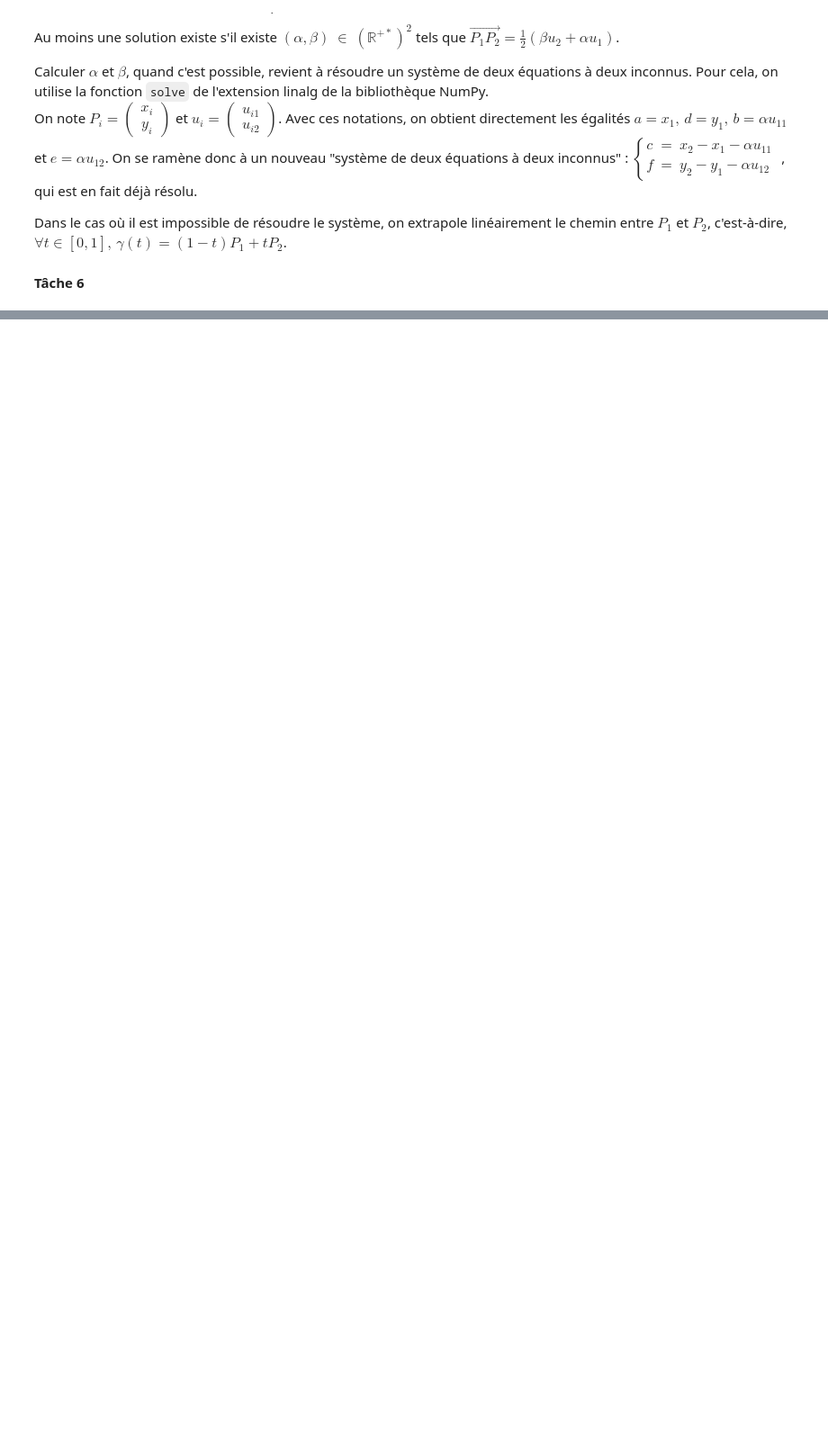
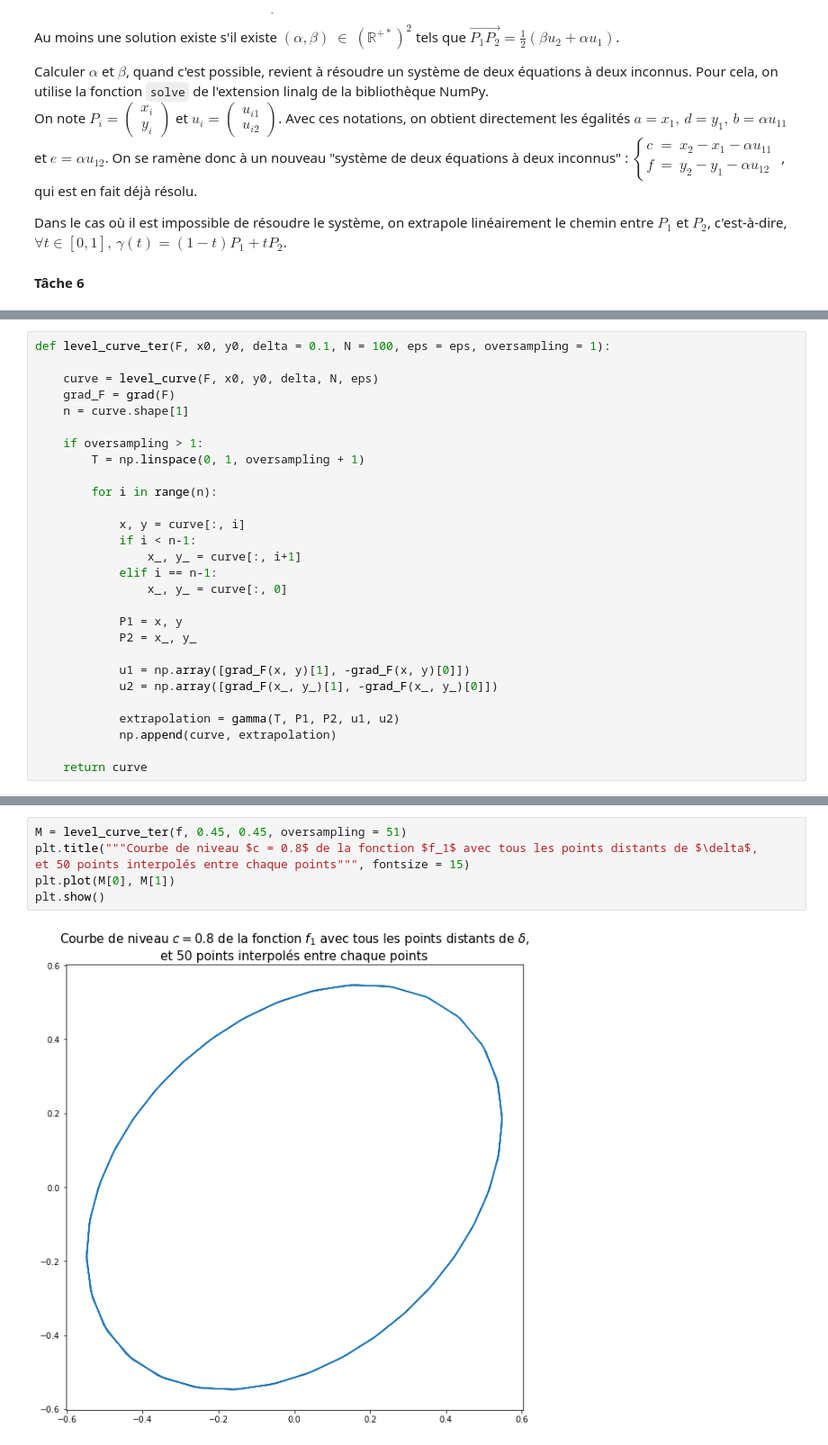
Before and after one commit to MaximeSTUDTER/devoir-courbesdeniveau, a Jupyter notebook: Courbes de niveau - Réponses.ipynb, the cells around one changed output, grey strips where cells are left out. Shown: that part at 90% size. Drawn from its saved outputs; the diff is of its cells as text; blank space fills up the shorter version.

```diff
--- a/Courbes de niveau - Réponses.ipynb
+++ b/Courbes de niveau - Réponses.ipynb
@@ -282,0 +296,28 @@ plt.show()
+# %%
+def level_curve_ter(F, x0, y0, delta = 0.1, N = 100, eps = eps, oversampling = 1):
+
+    curve = level_curve(F, x0, y0, delta, N, eps)
+    grad_F = grad(F)
+    n = curve.shape[1]
+
+    if oversampling > 1:
+        T = np.linspace(0, 1, oversampling + 1)
+
+        for i in range(n):
+
+            x, y = curve[:, i]
+            if i < n-1:
+                x_, y_ = curve[:, i+1]
+            elif i == n-1:
+                x_, y_ = curve[:, 0]
+
+            P1 = x, y
+            P2 = x_, y_
+
+            u1 = np.array([grad_F(x, y)[1], -grad_F(x, y)[0]])
+            u2 = np.array([grad_F(x_, y_)[1], -grad_F(x_, y_)[0]])
+
+            extrapolation = gamma(T, P1, P2, u1, u2)
+            np.append(curve, extrapolation)
+
+    return curve
@@ -282,0 +326,8 @@ plt.show()
+# %%
+M = level_curve_ter(f, 0.45, 0.45, oversampling = 51)
+plt.title("""Courbe de niveau $c = 0.8$ de la fonction $f_1$ avec tous les points distants de $\delta$,
+et 50 points interpolés entre chaque points""", fontsize = 15)
+plt.plot(M[0], M[1])
+plt.show()
+# %% [output]
+[figure, added]
```
Also changed, not shown: parts of 6 cells of this notebook.
